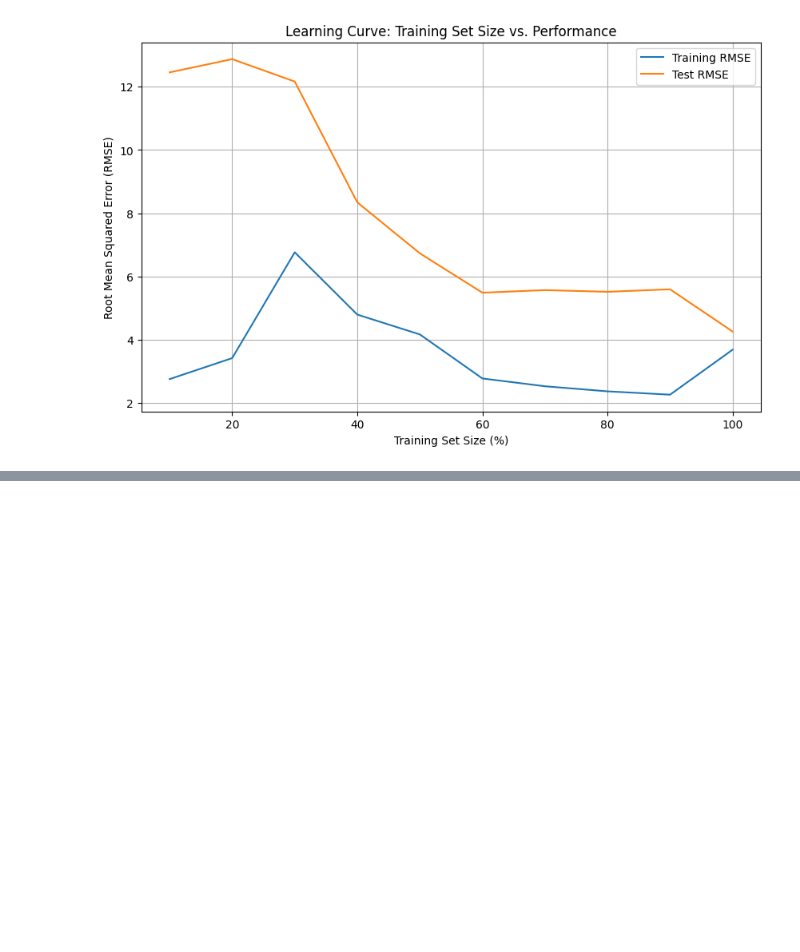
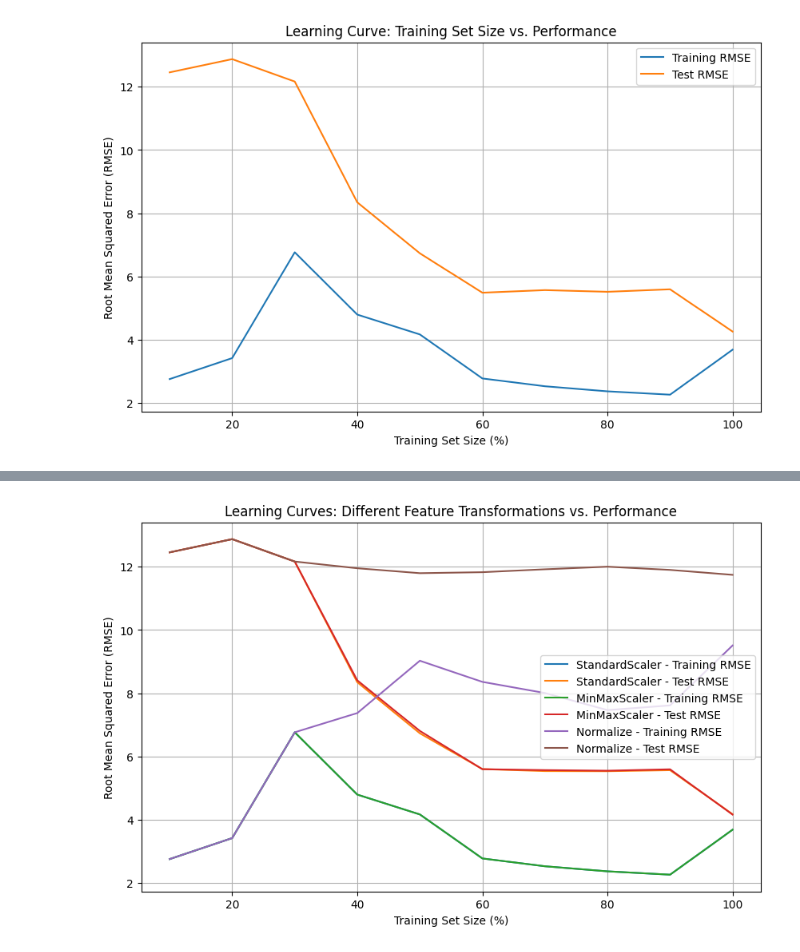
Before and after one commit to callnoah2/Data_Assn7, a Jupyter notebook: Code/Assignment7.ipynb, the cells around one changed output, grey strips where cells are left out. Cells and saved outputs as stored; diff of their text form; code cells hidden in the pictures; blank space fills up the shorter version.

```diff
--- a/Code/Assignment7.ipynb
+++ b/Code/Assignment7.ipynb
@@ -344,0 +351,91 @@ plt.show()
+# %%
+import pandas as pd
+from sklearn.model_selection import train_test_split
+from sklearn.tree import DecisionTreeRegressor
+from sklearn.model_selection import GridSearchCV
+from sklearn.preprocessing import StandardScaler, MinMaxScaler, normalize
+import numpy as np
+import matplotlib.pyplot as plt
+from sklearn.metrics import mean_squared_error
+
+# Load the dataset
+datapath = '../Data/msft.csv'
+data = pd.read_csv(datapath)
+
+# Convert 'Date' column to numeric representation
+data['Date'] = pd.to_datetime(data['Date']).astype(int)
+
+# Separate features (X) and target variable (y)
+X = data.drop('Adj Close', axis=1)
+y = data['Adj Close']
+
+# Define percentages for training set size (k% increments)
+percentages = np.arange(10, 101, 10) / 100.0
+
+# Initialize lists to store performance metrics for each transformation
+train_rmse_standard, test_rmse_standard = [], []
+train_rmse_minmax, test_rmse_minmax = [], []
+train_rmse_normalized, test_rmse_normalized = [], []
+
+# Apply StandardScaler transformation to input features
+scaler_standard = StandardScaler()
+X_scaled_standard = scaler_standard.fit_transform(X)
+
+# Apply MinMaxScaler transformation to input features
+scaler_minmax = MinMaxScaler()
+X_scaled_minmax = scaler_minmax.fit_transform(X)
+
+# Apply normalize transformation to input features
+X_normalized = normalize(X)
+
+# Iterate over each percentage
+for percent in percentages:
+    # Split the StandardScaler transformed data into training and test sets
+    X_train_standard, X_test_standard, y_train, y_test = train_test_split(X_scaled_standard, y, train_size=percent / 100, random_state=42)
+
+    # Initialize and train the decision tree regressor with StandardScaler transformed data
+    dt_regressor_standard = DecisionTreeRegressor(max_depth=10, min_samples_leaf=4, min_samples_split=2, splitter='best')
+    dt_regressor_standard.fit(X_train_standard, y_train)
+
+    # Predict on training and test sets using StandardScaler transformed data
+    y_train_pred_standard = dt_regressor_standard.predict(X_train_standard)
+    y_test_pred_standard = dt_regressor_standard.predict(X_test_standard)
+
+    # Calculate RMSE for training and test sets using StandardScaler transformed data
+    train_rmse_standard.append(mean_squared_error(y_train, y_train_pred_standard, squared=False))
+    test_rmse_standard.append(mean_squared_error(y_test, y_test_pred_standard, squared=False))
+
+    # Repeat the same steps for MinMaxScaler transformed data
+    X_train_minmax, X_test_minmax, y_train, y_test = train_test_split(X_scaled_minmax, y, train_size=percent / 100, random_state=42)
+    dt_regressor_minmax = DecisionTreeRegressor(max_depth=10, min_samples_leaf=4, min_samples_split=2, splitter='best')
+    dt_regressor_minmax.fit(X_train_minmax, y_train)
+    y_train_pred_minmax = dt_regressor_minmax.predict(X_train_minmax)
+    y_test_pred_minmax = dt_regressor_minmax.predict(X_test_minmax)
+    train_rmse_minmax.append(mean_squared_error(y_train, y_train_pred_minmax, squared=False))
+    test_rmse_minmax.append(mean_squared_error(y_test, y_test_pred_minmax, squared=False))
+
+    # Repeat the same steps for normalized data
+    X_train_normalized, X_test_normalized, y_train, y_test = train_test_split(X_normalized, y, train_size=percent / 100, random_state=42)
+    dt_regressor_normalized = DecisionTreeRegressor(max_depth=10, min_samples_leaf=4, min_samples_split=2, splitter='best')
+    dt_regressor_normalized.fit(X_train_normalized, y_train)
+    y_train_pred_normalized = dt_regressor_normalized.predict(X_train_normalized)
+    y_test_pred_normalized = dt_regressor_normalized.predict(X_test_normalized)
+    train_rmse_normalized.append(mean_squared_error(y_train, y_train_pred_normalized, squared=False))
+    test_rmse_normalized.append(mean_squared_error(y_test, y_test_pred_normalized, squared=False))
+
+# Plotting the learning curves for each transformation
+plt.figure(figsize=(10, 6))
+plt.plot(percentages * 100, train_rmse_standard, label='StandardScaler - Training RMSE')
+plt.plot(percentages * 100, test_rmse_standard, label='StandardScaler - Test RMSE')
+plt.plot(percentages * 100, train_rmse_minmax, label='MinMaxScaler - Training RMSE')
+plt.plot(percentages * 100, test_rmse_minmax, label='MinMaxScaler - Test RMSE')
+plt.plot(percentages * 100, train_rmse_normalized, label='Normalize - Training RMSE')
+plt.plot(percentages * 100, test_rmse_normalized, label='Normalize - Test RMSE')
+plt.xlabel('Training Set Size (%)')
+plt.ylabel('Root Mean Squared Error (RMSE)')
+plt.title('Learning Curves: Different Feature Transformations vs. Performance')
+plt.legend()
+plt.grid(True)
+plt.show()
+# %% [output]
+[figure, added]
```
Also changed, not shown: parts of 3 cells of this notebook.
